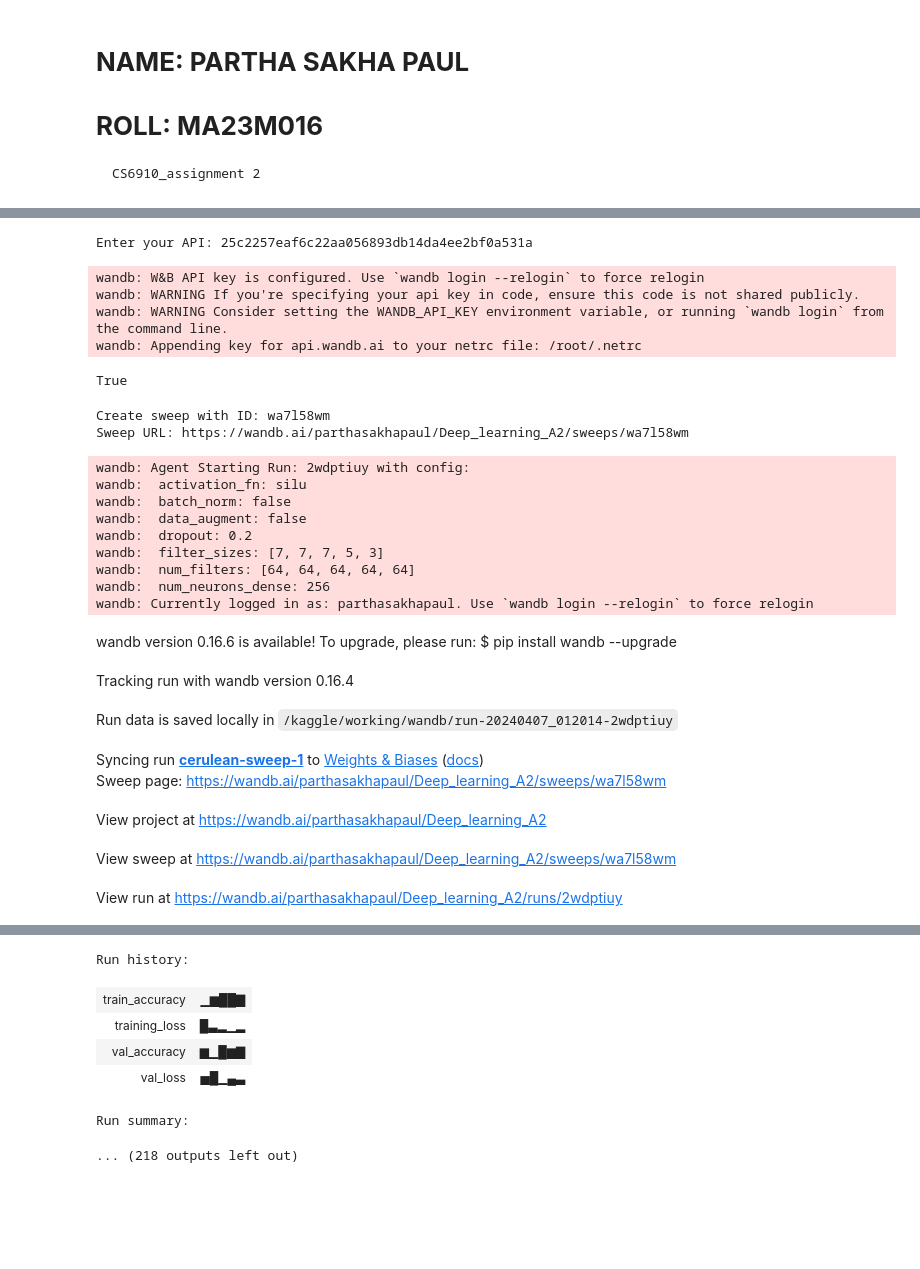
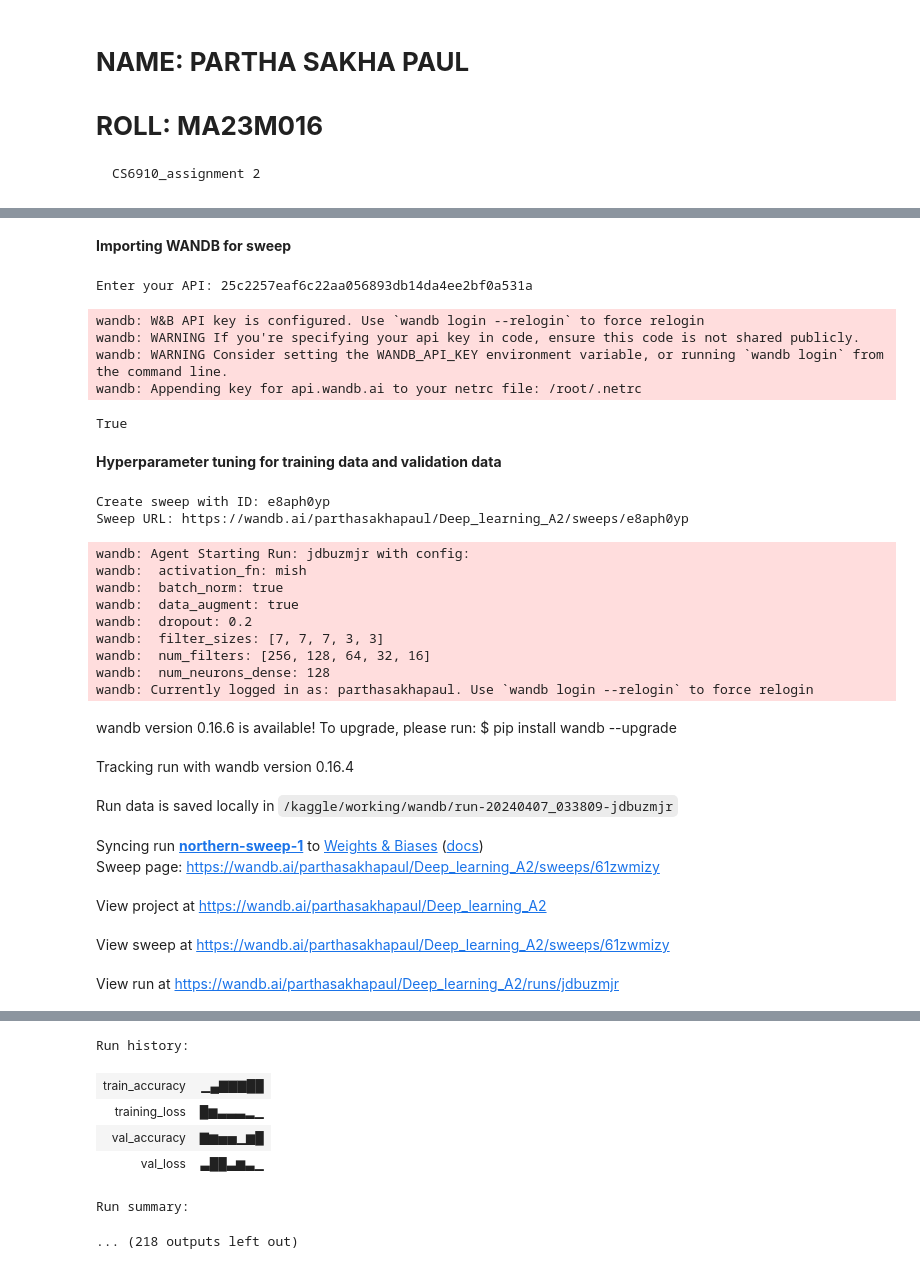
Before and after one commit to PARTHASAKHAPAUL/CS6910_A2, a Jupyter notebook: partA/cs6910_assignment2_partA.ipynb, the cells around one changed output, grey strips where cells are left out. Drawn from its saved outputs; the diff is of its cells as text; code cells hidden in the pictures; blank space fills up the shorter version.

```diff
--- a/partA/cs6910_assignment2_partA.ipynb
+++ b/partA/cs6910_assignment2_partA.ipynb
@@ -43,8 +36,9 @@ def prepare_data_loaders(data_augment, batch_size=64):
         transforms.ToTensor(),
         ])
 
+
     # Load datasets
-    train_data = datasets.ImageFolder(root='/kaggle/input/inaturalist/inaturalist_12K/train', transform=train_transform)
+    train_data = datasets.ImageFolder(root='/kaggle/input/inaturalist-12k/inaturalist_12K/train', transform=train_transform)
 #     validation_dataset = datasets.ImageFolder(root='/kaggle/input/inaturalist/inaturalist_12K/val', transform=val_transform)
 #     print(len(train_data))
     # print(train_data[9998])
@@ -319,6 +367,8 @@ my_CNN(
   (batchnorm_dense): BatchNorm1d(512, eps=1e-05, momentum=0.1, affine=True, track_running_stats=True)
   (out): Linear(in_features=512, out_features=10, bias=True)
 )
+# %% [markdown]
+**Importing WANDB for sweep**
 # %%
 import wandb
 import numpy as np
@@ -334,10 +384,13 @@ wandb: WARNING If you're specifying your api key in code, ensure this code is no
 wandb: WARNING Consider setting the WANDB_API_KEY environment variable, or running `wandb login` from the command line.
 wandb: Appending key for api.wandb.ai to your netrc file: /root/.netrc
 True
+# %% [markdown]
+**Hyperparameter tuning for training data and validation data**
 # %%
+# this is for hyperparameter tuning in training dataset
 sweep_config = {
-    'method': 'random',
-    'name' : 'cnn kaggle new 3',
+    'method': 'bayes',
+    'name' : 'cnn kaggle find best 3',
     'metric': {
         'name': 'val_accuracy',
         'goal': 'maximize'
@@ -347,7 +400,7 @@ sweep_config = {
             'values': [[128,128,64,64,32], [64, 64, 64, 64, 64], [256, 128, 64, 32, 16], [256,256,128,64,32],[256,128,64,32,16]]
         },
         'filter_sizes':{
-            'values': [[7,7,5,3,3], [7,7,5,5,3], [7,7,7,5,3], [7,7,7,3,3], [5,5,5,3,3], [7,5,7,5,3]]
+            'values': [[7,7,5,3,3], [7,7,5,5,3], [7,7,7,5,3], [7,7,7,3,3], [5,5,5,5,5]]
         },
         'activation_fn': {
             'values': ['relu', 'gelu', 'silu', 'mish']
@@ -356,10 +409,10 @@ sweep_config = {
             'values': [0.2, 0.3]
         },
         'batch_norm':{
-            'values': ['true','false']
+            'values': ['false','true']
         },
         'data_augment': {
-            'values': ['false']
+            'values': ['false','true']
         },
         'num_neurons_dense':{
             'values': [256,128]
@@ -369,9 +422,10 @@ sweep_config = {
 
 sweep_id = wandb.sweep(sweep = sweep_config, project="Deep_learning_A2")
 # %% [output]
-Create sweep with ID: wa7l58wm
-Sweep URL: https://wandb.ai/parthasakhapaul/Deep_learning_A2/sweeps/wa7l58wm
+Create sweep with ID: e8aph0yp
+Sweep URL: https://wandb.ai/parthasakhapaul/Deep_learning_A2/sweeps/e8aph0yp
 # %%
+# this is for hyperparameter tuning in training dataset
 def main():
     # Initialize a new wandb run
     with wandb.init() as run:
@@ -389,25 +443,25 @@ def main():
         data_augment = wandb.config.data_augment
         train_loader, validation_loader = prepare_data_loaders(data_augment)
         # Model training
-        model.train_and_evaluate(train_loader, validation_loader, n_epochs=5, lr=0.001)
+        model.train_and_evaluate(train_loader, validation_loader, n_epochs=7, lr=0.001)
 
-wandb.agent(sweep_id, function=main, count=40)
+wandb.agent(sweep_id, function=main, count=20)
 wandb.finish()
 # %% [output]
-wandb: Agent Starting Run: 2wdptiuy with config:
-wandb:  activation_fn: silu
-wandb:  batch_norm: false
-wandb:  data_augment: false
+wandb: Agent Starting Run: jdbuzmjr with config:
+wandb:  activation_fn: mish
+wandb:  batch_norm: true
+wandb:  data_augment: true
 wandb:  dropout: 0.2
-wandb:  filter_sizes: [7, 7, 7, 5, 3]
-wandb:  num_filters: [64, 64, 64, 64, 64]
-wandb:  num_neurons_dense: 256
+wandb:  filter_sizes: [7, 7, 7, 3, 3]
+wandb:  num_filters: [256, 128, 64, 32, 16]
+wandb:  num_neurons_dense: 128
 wandb: Currently logged in as: parthasakhapaul. Use `wandb login --relogin` to force relogin
 wandb version 0.16.6 is available! To upgrade, please run: $ pip install wandb --upgrade
 Tracking run with wandb version 0.16.4
-Run data is saved locally in /kaggle/working/wandb/run-20240407_012014-2wdptiuy
+Run data is saved locally in /kaggle/working/wandb/run-20240407_033809-jdbuzmjr
-Syncing run cerulean-sweep-1 to Weights & Biases (docs)
-Sweep page: https://wandb.ai/parthasakhapaul/Deep_learning_A2/sweeps/wa7l58wm
+Syncing run northern-sweep-1 to Weights & Biases (docs)
+Sweep page: https://wandb.ai/parthasakhapaul/Deep_learning_A2/sweeps/61zwmizy
 View project at https://wandb.ai/parthasakhapaul/Deep_learning_A2
-View sweep at https://wandb.ai/parthasakhapaul/Deep_learning_A2/sweeps/wa7l58wm
+View sweep at https://wandb.ai/parthasakhapaul/Deep_learning_A2/sweeps/61zwmizy
-View run at https://wandb.ai/parthasakhapaul/Deep_learning_A2/runs/2wdptiuy
+View run at https://wandb.ai/parthasakhapaul/Deep_learning_A2/runs/jdbuzmjr
@@ -424,7 +482,7 @@ Validation Loss: 2.1702, Validation Accuracy: 20.66
 Run history:
-| train_accuracy | ▁▆██▇ |
-| training_loss | █▃▂▁▂ |
-| val_accuracy | ▆▁█▆▇ |
-| val_loss | ▅█▁▄▃ |
+| train_accuracy | ▁▄▇▇▇██ |
+| training_loss | █▆▃▃▃▂▁ |
+| val_accuracy | ▇▆▅▅▁▆█ |
+| val_loss | ▃██▃▆▃▁ |
 Run summary:
 ... (218 outputs left out)
```
Also changed, not shown: parts of 14 cells of this notebook.
